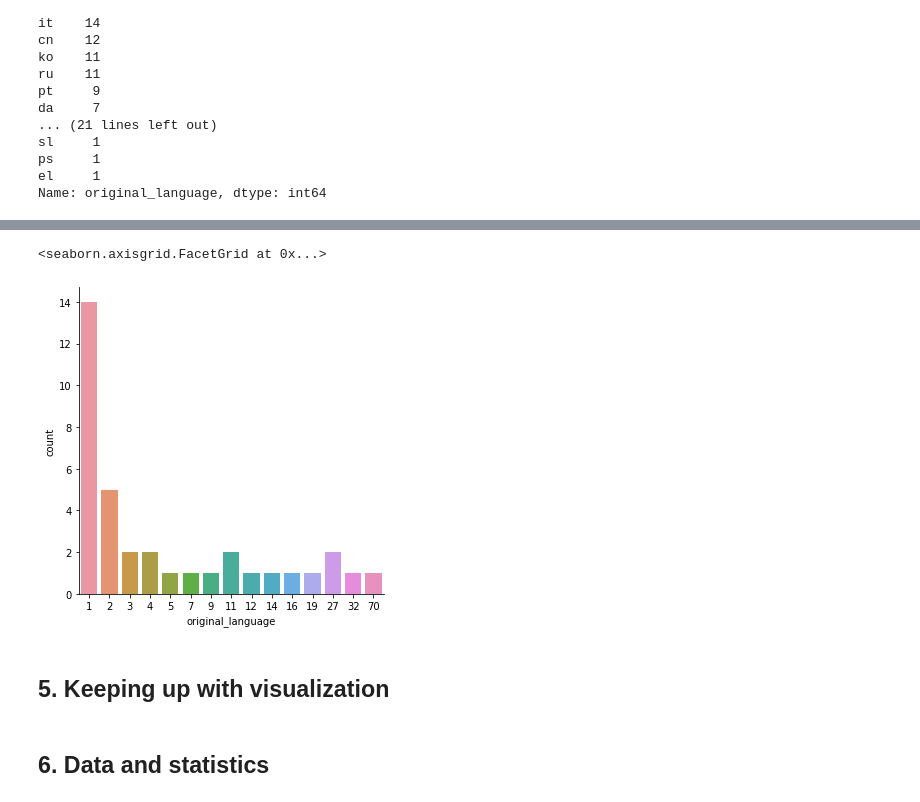
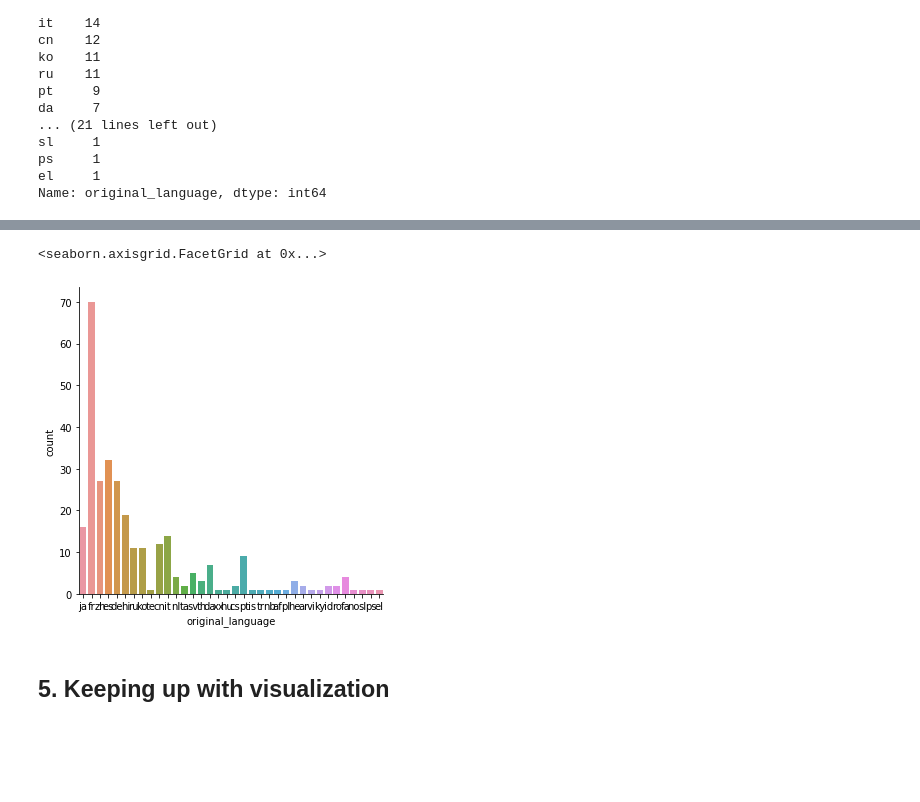
Before and after one commit to danielfsilva88/alura-projects, a Jupyter notebook: python-alura-projects/data-science/data-analysis-and-visualization/1.intro-to-data-science.ipynb, the cells around one changed output, grey strips where cells are left out. Saved outputs shown, nothing was run; the diff lists cells and outputs as text; code cells hidden in the pictures; blank space fills up the shorter version.

Commit message:
finished first alura data science course

```diff
--- a/python-alura-projects/data-science/data-analysis-and-visualization/1.intro-to-data-science.ipynb
+++ b/python-alura-projects/data-science/data-analysis-and-visualization/1.intro-to-data-science.ipynb
@@ -634,11 +627,9 @@ Name: original_language, dtype: int64
 # %%
-filmes_sem_lingua_original_em_ingles = tmdb.query("original_language != 'en'").original_language.value_counts().to_frame().reset_index()
+filmes_sem_lingua_original_em_ingles = tmdb.query("original_language != 'en'")
 
 sns.catplot(x = "original_language", data = filmes_sem_lingua_original_em_ingles, kind="count")
 # %% [output]
 <seaborn.axisgrid.FacetGrid at 0x...>
-[figure, old version]
+[figure, new version]
 # %% [markdown]
 ## 5. Keeping up with visualization
-# %% [markdown]
-## 6. Data and statistics
```
Also changed, not shown: parts of 33 cells of this notebook.
